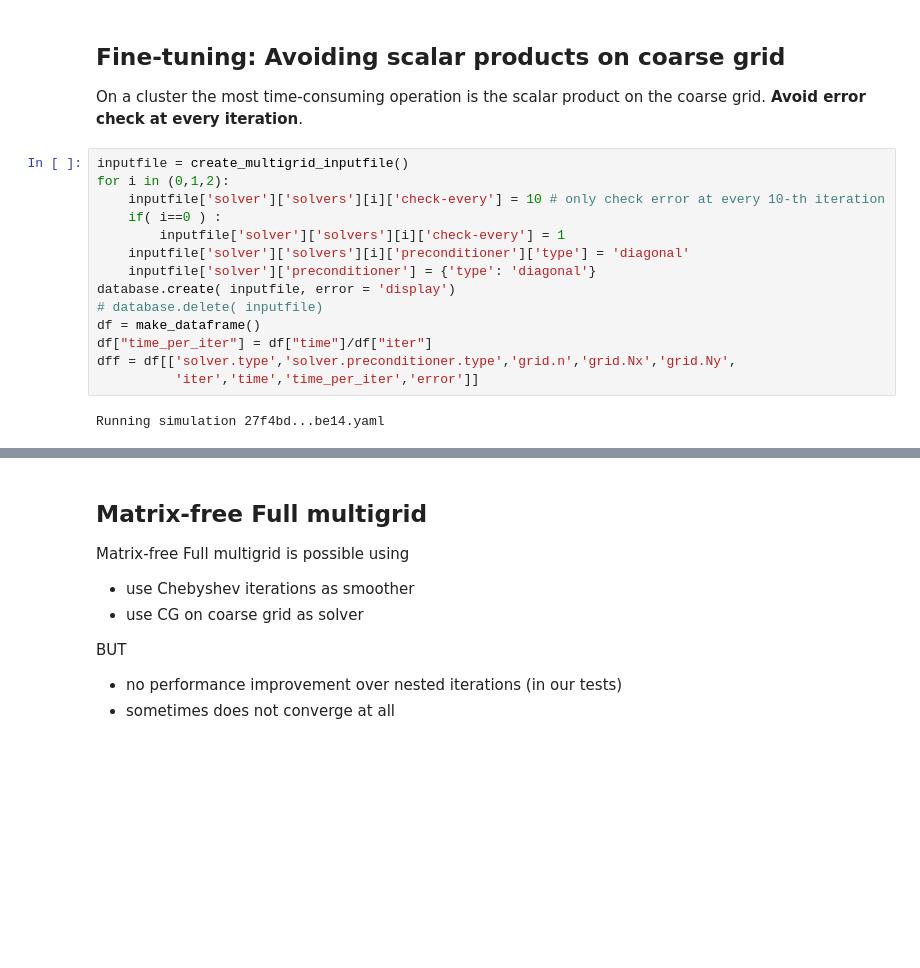
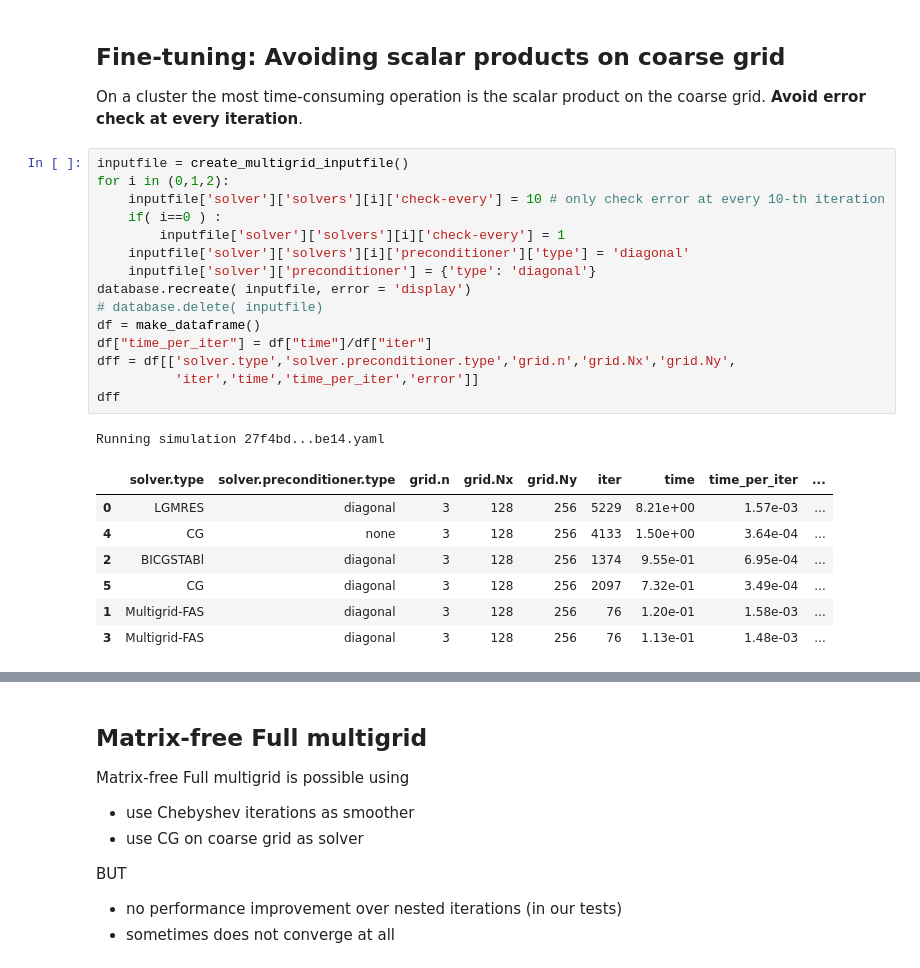
Before and after one commit to mwiesenberger/solvers, a Jupyter notebook: matrix-free.ipynb, the cells around one changed output, grey strips where cells are left out. Drawn from its saved outputs; the diff is of its cells as text; blank space fills up the shorter version.

```diff
--- a/matrix-free.ipynb
+++ b/matrix-free.ipynb
@@ -379,18 +379,26 @@ On a cluster the most time-consuming operation is the scalar product on the coar
 # %%
 inputfile = create_multigrid_inputfile()
 for i in (0,1,2):
     inputfile['solver']['solvers'][i]['check-every'] = 10 # only check error at every 10-th iteration
     if( i==0 ) :
         inputfile['solver']['solvers'][i]['check-every'] = 1
     inputfile['solver']['solvers'][i]['preconditioner']['type'] = 'diagonal'
     inputfile['solver']['preconditioner'] = {'type': 'diagonal'}
-database.create( inputfile, error = 'display')
+database.recreate( inputfile, error = 'display')
 # database.delete( inputfile)
 df = make_dataframe()
 df["time_per_iter"] = df["time"]/df["iter"]
 dff = df[['solver.type','solver.preconditioner.type','grid.n','grid.Nx','grid.Ny',
           'iter','time','time_per_iter','error']]
+dff
 # %% [output]
 Running simulation 27f4bd...be14.yaml
+|  | solver.type | solver.preconditioner.type | grid.n | grid.Nx | grid.Ny | iter | time | time_per_iter | ... |
+| 0 | LGMRES | diagonal | 3 | 128 | 256 | 5229 | 8.21e+00 | 1.57e-03 | ... |
+| 4 | CG | none | 3 | 128 | 256 | 4133 | 1.50e+00 | 3.64e-04 | ... |
+| 2 | BICGSTABl | diagonal | 3 | 128 | 256 | 1374 | 9.55e-01 | 6.95e-04 | ... |
+| 5 | CG | diagonal | 3 | 128 | 256 | 2097 | 7.32e-01 | 3.49e-04 | ... |
+| 1 | Multigrid-FAS | diagonal | 3 | 128 | 256 | 76 | 1.20e-01 | 1.58e-03 | ... |
+| 3 | Multigrid-FAS | diagonal | 3 | 128 | 256 | 76 | 1.13e-01 | 1.48e-03 | ... |
 # %%
 ax = dff.plot.bar(x='solver.type',y="time")
```
Also changed, not shown: parts of 8 cells of this notebook.
